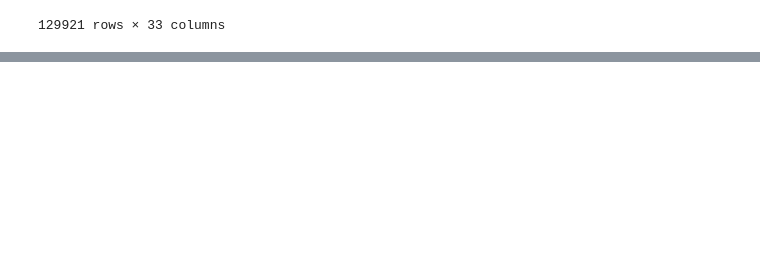
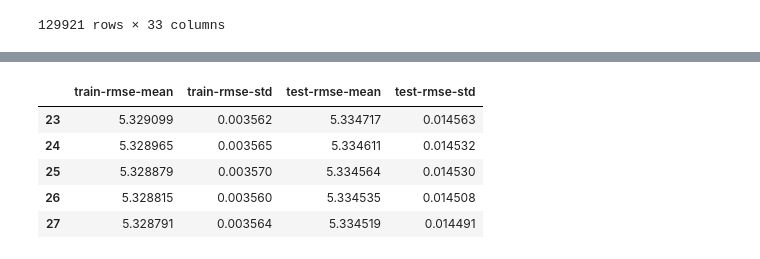
Before and after one commit to CiroLV/Basket_ball_data, a Jupyter notebook: Basketball_Markets.ipynb, the cells around one changed output, grey strips where cells are left out. Cells and saved outputs as stored; diff of their text form; code cells hidden in the pictures; blank space fills up the shorter version.

```diff
--- a/Basketball_Markets.ipynb
+++ b/Basketball_Markets.ipynb
@@ -244,0 +219,9 @@ with open("SVM_log_fashion_Prospect_buyers.txt", "w") as file:
+# %%
+cv_results.tail()
+# %% [output]
+|  | train-rmse-mean | train-rmse-std | test-rmse-mean | test-rmse-std |
+| 23 | 5.329099 | 0.003562 | 5.334717 | 0.014563 |
+| 24 | 5.328965 | 0.003565 | 5.334611 | 0.014532 |
+| 25 | 5.328879 | 0.003570 | 5.334564 | 0.014530 |
+| 26 | 5.328815 | 0.003560 | 5.334535 | 0.014508 |
+| 27 | 5.328791 | 0.003564 | 5.334519 | 0.014491 |
```
Also changed, not shown: parts of 42 cells of this notebook, 1 other file.
